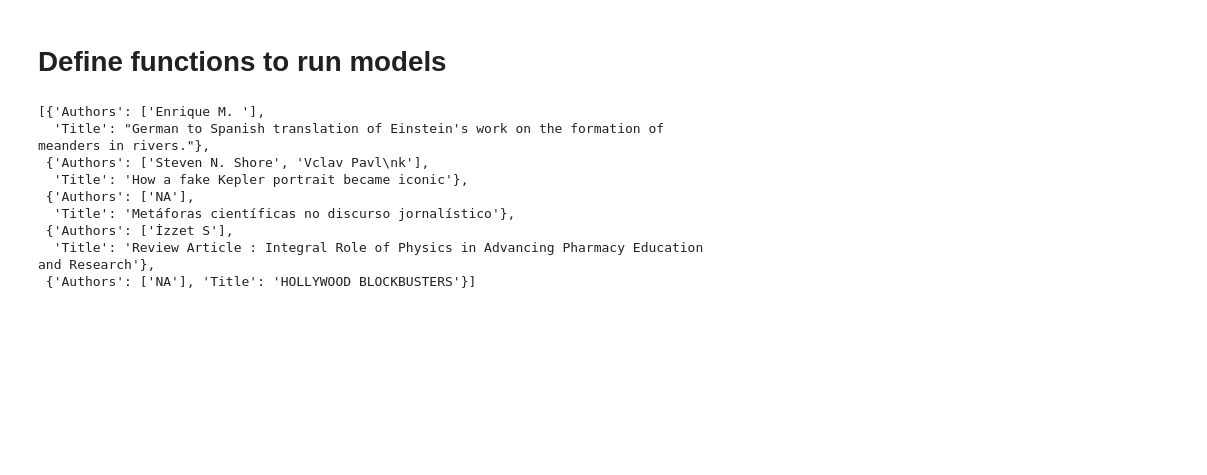
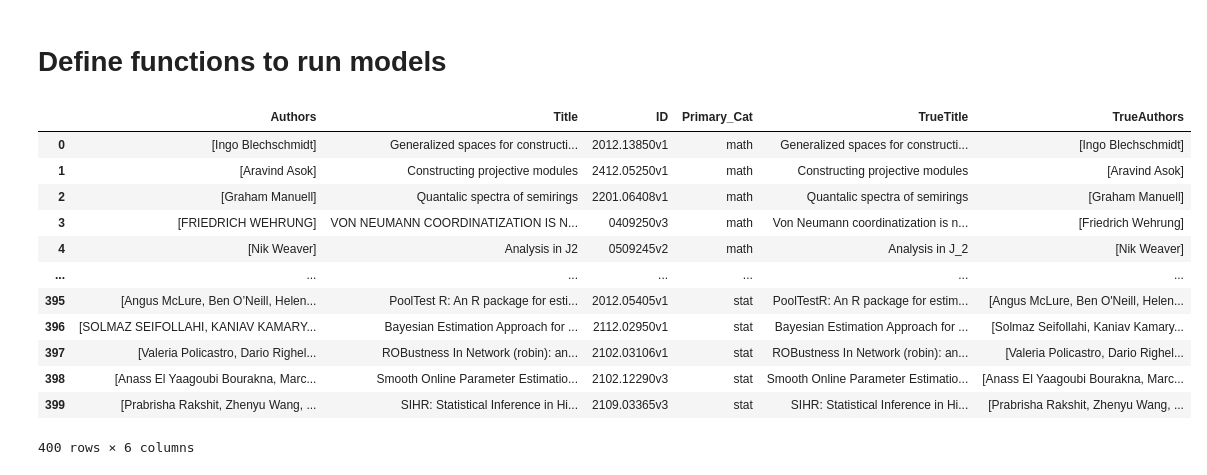
Before and after one commit to TLdgh/chatGPT, a Jupyter notebook: src/run_models.ipynb, the cells around one changed output. Drawn from its saved outputs; the diff is of its cells as text; code cells hidden in the pictures; blank space fills up the shorter version.

```diff
--- a/src/run_models.ipynb
+++ b/src/run_models.ipynb
@@ -27,6 +45,9 @@ with open('../SampleData/metadata.json') as outfile:
     outputs=json.load(outfile)
 
 metadata=pd.DataFrame(outputs)
-display(metadata.iloc[0:1,])
+metadata['Authors']=metadata['Authors'].apply(lambda x: [author.strip() for author in x.split(',')])
+metadata['Primary_Cat']=metadata['Primary_Cat'].apply(lambda x: x.split('.')[0])
+
+display(metadata)
 # %% [output]
 |  | ID | PublishDate | Title | Authors | Journal_Ref | Comment | Abstract | Content | Primary_Cat | ... |
@@ -35,8 +67,12 @@ display(metadata.iloc[0:1,])
 # Define functions to run models
 # %%
 
+def clean_text(text):
+    # Remove invalid or non-printable characters, but keep Unicode printable ones
+    return re.sub(r'[^\x20-\x7E\xA0-\uFFFF]', '', text)
+
 def getEachRes(user_prompt,row):
-        input_max_tokens = 100
+        input_max_tokens = 1000
         raw_text = user_prompt.format(row['Content'][0:input_max_tokens])
         return raw_text
 
@@ -82,9 +118,12 @@ def GetTitleAuthor_gemini(metadata, user_prompt, api_key):
         row = metadata.iloc[i]
         raw_text = getEachRes(user_prompt, row)
         result=llm_utils.get_gemini_response(user_prompt=raw_text, api_key=api_key)
-        result=json.loads(result)
         #print(result)
-        results+=result
+        result=json.loads(clean_text(result))[0] #this is the dictionary in the json response
+        true_res=metadata.iloc[i,][['ID','Primary_Cat','Title','Authors']].rename({'Title': 'TrueTitle', 'Authors': 'TrueAuthors'}).to_dict()
+        result.update(true_res)
+        results.append(result)
+        time.sleep(10)
 
     # After all rows are processed, write the accumulated results
     with open(os.path.join(rootdir, "results", "gemini_results.json"), 'w') as f:
@@ -98,8 +137,10 @@ def GetTitleAuthor_llama(metadata, user_prompt):
         row = metadata.iloc[i]
         raw_text = getEachRes(user_prompt, row)
         result=llm_utils.get_llama_response(user_prompt=raw_text)
-        result=json.loads(result)
-        print(result)
+        result=json.loads(clean_text(result))
+        true_res=metadata.iloc[i,][['ID','Primary_Cat','Title','Authors']].rename({'Title': 'TrueTitle', 'Authors': 'TrueAuthors'}).to_dict()
+        result.update(true_res)
+        #print(result)
         results.append(result)
 
     # After all rows are processed, write the accumulated results
@@ -111,19 +152,24 @@ def GetTitleAuthor_llama(metadata, user_prompt):
 # create prompt message
 prompt_message = "Extract the title and author names from this research paper: \"{}\". If a field cannot be found, return 'NA'. "
 # %%
-GetTitleAuthor_gemini(metadata=metadata.iloc[0:5,], user_prompt=prompt_message, api_key=gemini_key)
+GetTitleAuthor_gemini(metadata=metadata, user_prompt=prompt_message, api_key=gemini_key)
+
 with open(os.path.join(rootdir, 'results', 'gemini_results.json')) as outfile:
     outputs=json.load(outfile)
-
-outputs
+df_gemini = pd.json_normalize(outputs)
+display(df_gemini)
 # %% [output]
+|  | Authors | Title | ID | Primary_Cat | TrueTitle | TrueAuthors |
+| 0 | [Ingo Blechschmidt] | Generalized spaces for constructi... | 2012.13850v1 | math | Generalized spaces for constructi... | [Ingo Blechschmidt] |
+| 1 | [Aravind Asok] | Constructing projective modules | 2412.05250v1 | math | Constructing projective modules | [Aravind Asok] |
+| 2 | [Graham Manuell] | Quantalic spectra of semirings | 2201.06408v1 | math | Quantalic spectra of semirings | [Graham Manuell] |
+| 3 | [FRIEDRICH WEHRUNG] | VON NEUMANN COORDINATIZATION IS N... | 0409250v3 | math | Von Neumann coordinatization is n... | [Friedrich Wehrung] |
+| 4 | [Nik Weaver] | Analysis in J2 | 0509245v2 | math | Analysis in J_2 | [Nik Weaver] |
+| ... | ... | ... | ... | ... | ... | ... |
+| 395 | [Angus McLure, Ben O’Neill, Helen... | PoolTest R: An R package for esti... | 2012.05405v1 | stat | PoolTestR: An R package for estim... | [Angus McLure, Ben O'Neill, Helen... |
+| 396 | [SOLMAZ SEIFOLLAHI, KANIAV KAMARY... | Bayesian Estimation Approach for ... | 2112.02950v1 | stat | Bayesian Estimation Approach for ... | [Solmaz Seifollahi, Kaniav Kamary... |
+| 397 | [Valeria Policastro, Dario Righel... | ROBustness In Network (robin): an... | 2102.03106v1 | stat | ROBustness In Network (robin): an... | [Valeria Policastro, Dario Righel... |
+| 398 | [Anass El Yaagoubi Bourakna, Marc... | Smooth Online Parameter Estimatio... | 2102.12290v3 | stat | Smooth Online Parameter Estimatio... | [Anass El Yaagoubi Bourakna, Marc... |
+| 399 | [Prabrisha Rakshit, Zhenyu Wang, ... | SIHR: Statistical Inference in Hi... | 2109.03365v3 | stat | SIHR: Statistical Inference in Hi... | [Prabrisha Rakshit, Zhenyu Wang, ... |
-[{'Authors': ['Enrique M. '],
-  'Title': "German to Spanish translation of Einstein's work on the formation of meanders in rivers."},
- {'Authors': ['Steven N. Shore', 'Vclav Pavl\nk'],
-  'Title': 'How a fake Kepler portrait became iconic'},
- {'Authors': ['NA'],
-  'Title': 'Metáforas científicas no discurso jornalístico'},
- {'Authors': ['İzzet S'],
-  'Title': 'Review Article : Integral Role of Physics in Advancing Pharmacy Education and Research'},
- {'Authors': ['NA'], 'Title': 'HOLLYWOOD BLOCKBUSTERS'}]
+400 rows × 6 columns
 # %%
```
Also changed, not shown: parts of 6 cells of this notebook.
